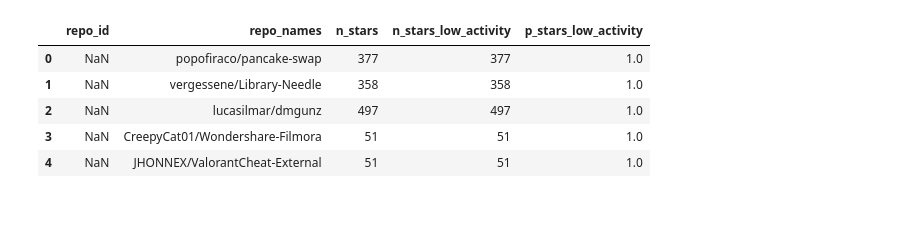
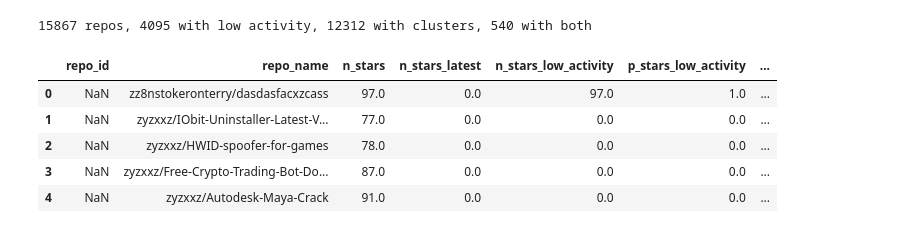
Before and after one commit to hehao98/StarScout, a Jupyter notebook: exploratory_analysis_copycatch.ipynb, the cells around one changed output. Saved outputs shown, nothing was run; the diff lists cells and outputs as text; code cells hidden in the pictures.

```diff
--- a/exploratory_analysis_copycatch.ipynb
+++ b/exploratory_analysis_copycatch.ipynb
@@ -4,13 +4,20 @@ import pandas as pd
 import matplotlib.pyplot as plt
 
 from scripts import analysis
-# %%
-low_activity_repos = pd.read_csv("data/fake_stars_low_activity_repos.csv")
-low_activity_repos.head()
-# %% [output]
-|  | repo_id | repo_names | n_stars | n_stars_low_activity | p_stars_low_activity |
-| 0 | NaN | popofiraco/pancake-swap | 377 | 377 | 1.0 |
-| 1 | NaN | vergessene/Library-Needle | 358 | 358 | 1.0 |
-| 2 | NaN | lucasilmar/dmgunz | 497 | 497 | 1.0 |
-| 3 | NaN | CreepyCat01/Wondershare-Filmora | 51 | 51 | 1.0 |
-| 4 | NaN | JHONNEX/ValorantCheat-External | 51 | 51 | 1.0 |
+# %%
+repos = analysis.get_fake_star_repos_all()
+print(
+    f"{len(repos)} repos,",
+    f"{len(repos[repos.n_stars_low_activity > 0])} with low activity,",
+    f"{len(repos[repos.n_stars_clustered > 0])} with clusters,",
+    f"{len(repos[(repos.n_stars_low_activity > 0) & (repos.n_stars_clustered > 0)])} with both",
+)
+repos.head()
+# %% [output]
+15867 repos, 4095 with low activity, 12312 with clusters, 540 with both
+|  | repo_id | repo_name | n_stars | n_stars_latest | n_stars_low_activity | p_stars_low_activity | ... |
+| 0 | NaN | zz8nstokeronterry/dasdasfacxzcass | 97.0 | 0.0 | 97.0 | 1.0 | ... |
+| 1 | NaN | zyzxxz/IObit-Uninstaller-Latest-V... | 77.0 | 0.0 | 0.0 | 0.0 | ... |
+| 2 | NaN | zyzxxz/HWID-spoofer-for-games | 78.0 | 0.0 | 0.0 | 0.0 | ... |
+| 3 | NaN | zyzxxz/Free-Crypto-Trading-Bot-Do... | 87.0 | 0.0 | 0.0 | 0.0 | ... |
+| 4 | NaN | zyzxxz/Autodesk-Maya-Crack | 91.0 | 0.0 | 0.0 | 0.0 | ... |
```
Also changed, not shown: parts of 7 cells of this notebook, 2 other files.
